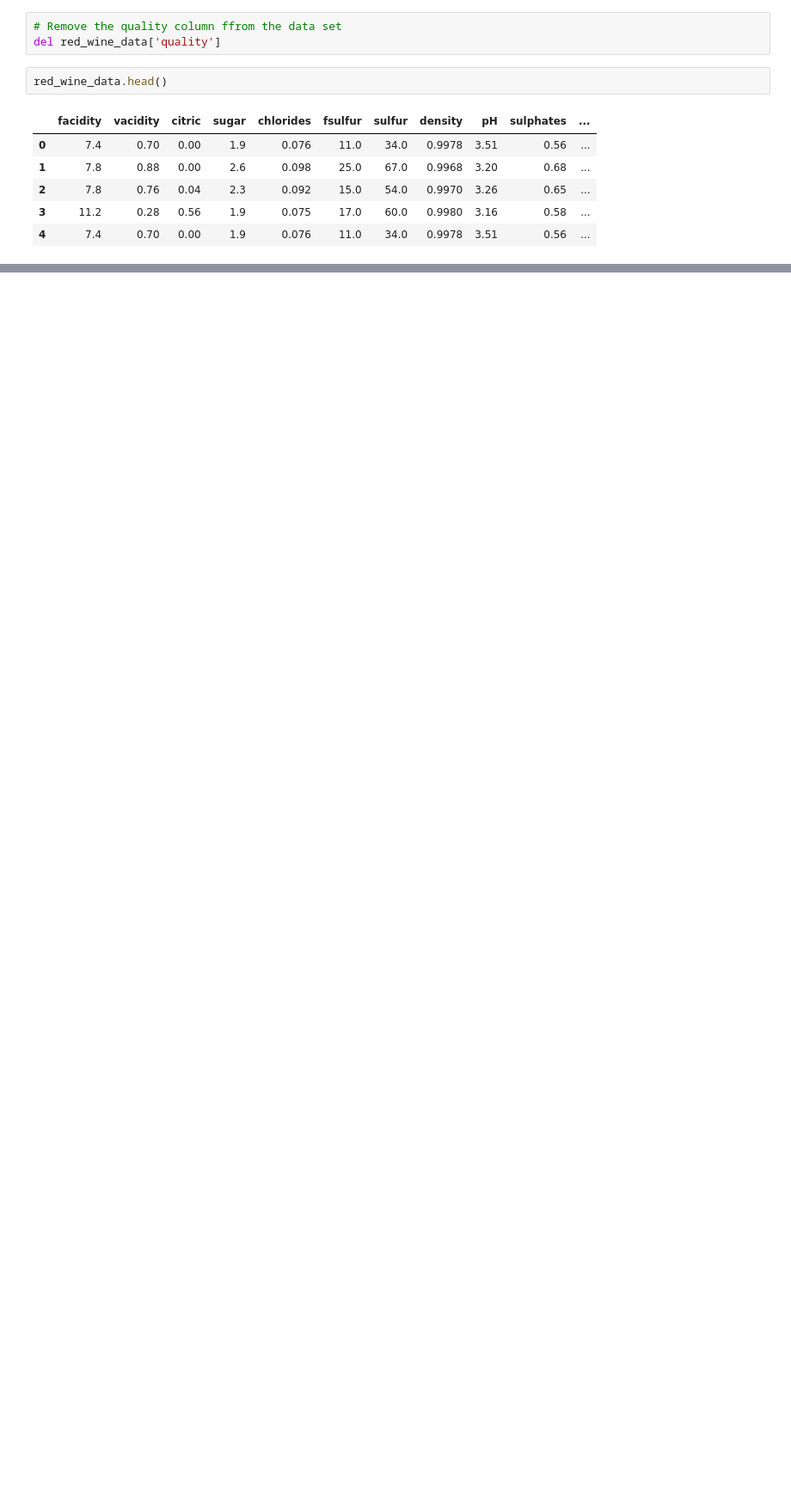
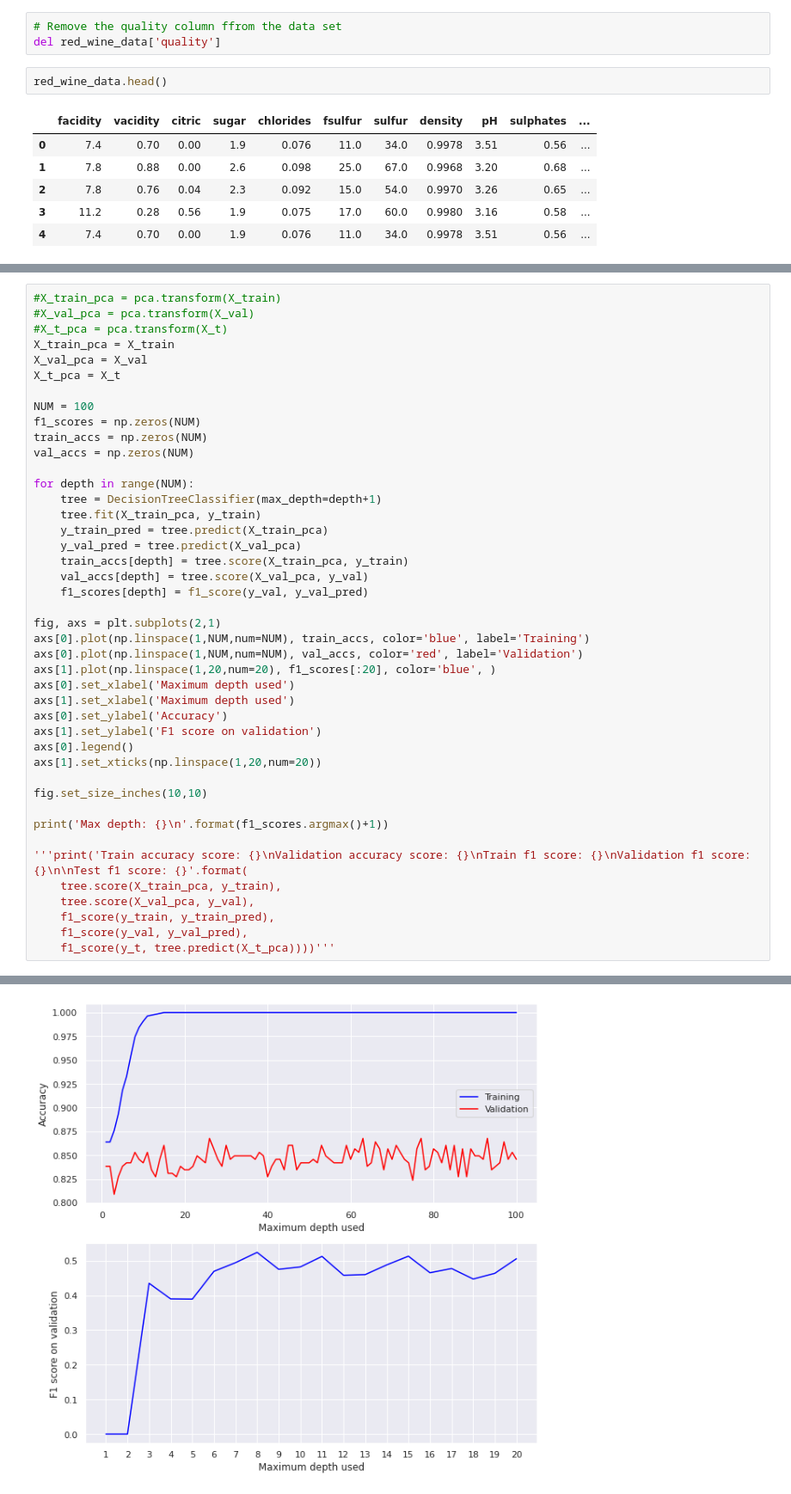
Before and after one commit to gydis/ml-course-project, a Jupyter notebook: MLProject.ipynb, the cells around one changed output, grey strips where cells are left out. Shown at 86% size. Drawn from its saved outputs; the diff is of its cells as text; blank space fills up the shorter version.

```diff
--- a/MLProject.ipynb
+++ b/MLProject.ipynb
@@ -124,0 +138,44 @@ Accuracy test mean: 0.8830505485893416
+# %%
+#X_train_pca = pca.transform(X_train)
+#X_val_pca = pca.transform(X_val)
+#X_t_pca = pca.transform(X_t)
+X_train_pca = X_train
+X_val_pca = X_val
+X_t_pca = X_t
+
+NUM = 100
+f1_scores = np.zeros(NUM)
+train_accs = np.zeros(NUM)
+val_accs = np.zeros(NUM)
+
+for depth in range(NUM):
+    tree = DecisionTreeClassifier(max_depth=depth+1)
+    tree.fit(X_train_pca, y_train)
+    y_train_pred = tree.predict(X_train_pca)
+    y_val_pred = tree.predict(X_val_pca)
+    train_accs[depth] = tree.score(X_train_pca, y_train)
+    val_accs[depth] = tree.score(X_val_pca, y_val)
+    f1_scores[depth] = f1_score(y_val, y_val_pred)
+
+fig, axs = plt.subplots(2,1)
+axs[0].plot(np.linspace(1,NUM,num=NUM), train_accs, color='blue', label='Training')
+axs[0].plot(np.linspace(1,NUM,num=NUM), val_accs, color='red', label='Validation')
+axs[1].plot(np.linspace(1,20,num=20), f1_scores[:20], color='blue', )
+axs[0].set_xlabel('Maximum depth used')
+axs[1].set_xlabel('Maximum depth used')
+axs[0].set_ylabel('Accuracy')
+axs[1].set_ylabel('F1 score on validation')
+axs[0].legend()
+axs[1].set_xticks(np.linspace(1,20,num=20))
+
+fig.set_size_inches(10,10)
+
+print('Max depth: {}\n'.format(f1_scores.argmax()+1))
+
+'''print('Train accuracy score: {}\nValidation accuracy score: {}\nTrain f1 score: {}\nValidation f1 score: {}\n\nTest f1 score: {}'.format(
+    tree.score(X_train_pca, y_train),
+    tree.score(X_val_pca, y_val),
+    f1_score(y_train, y_train_pred),
+    f1_score(y_val, y_val_pred),
+    f1_score(y_t, tree.predict(X_t_pca))))'''
+# %% [output]
@@ -124,0 +184 @@ Accuracy test mean: 0.8830505485893416
+[figure, added]
```
Also changed, not shown: parts of 6 cells of this notebook.
